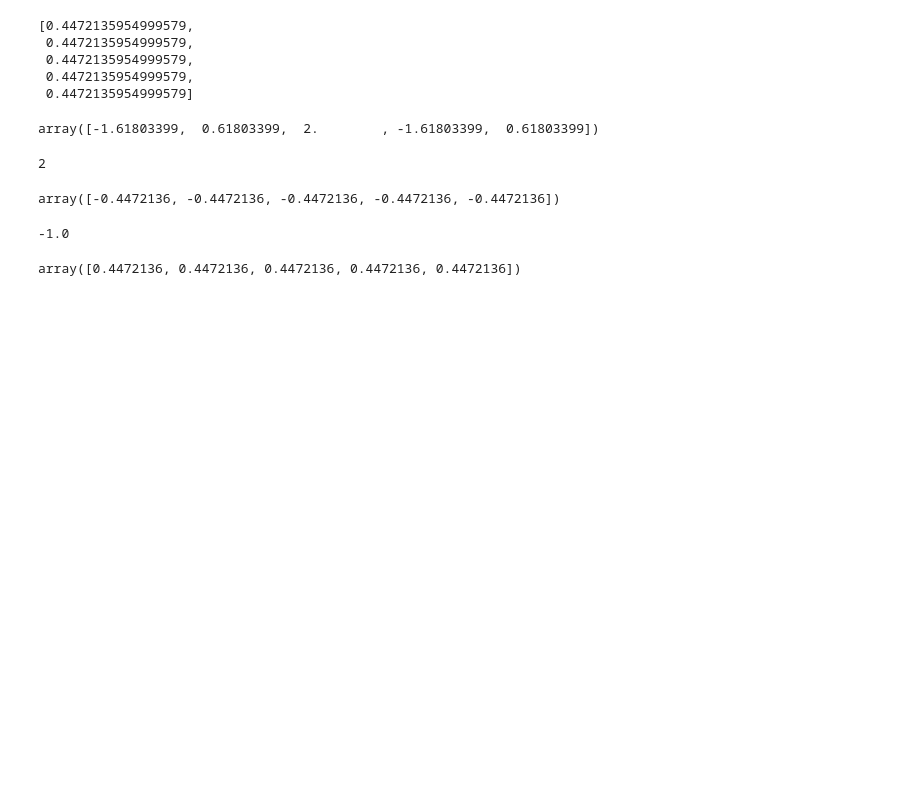
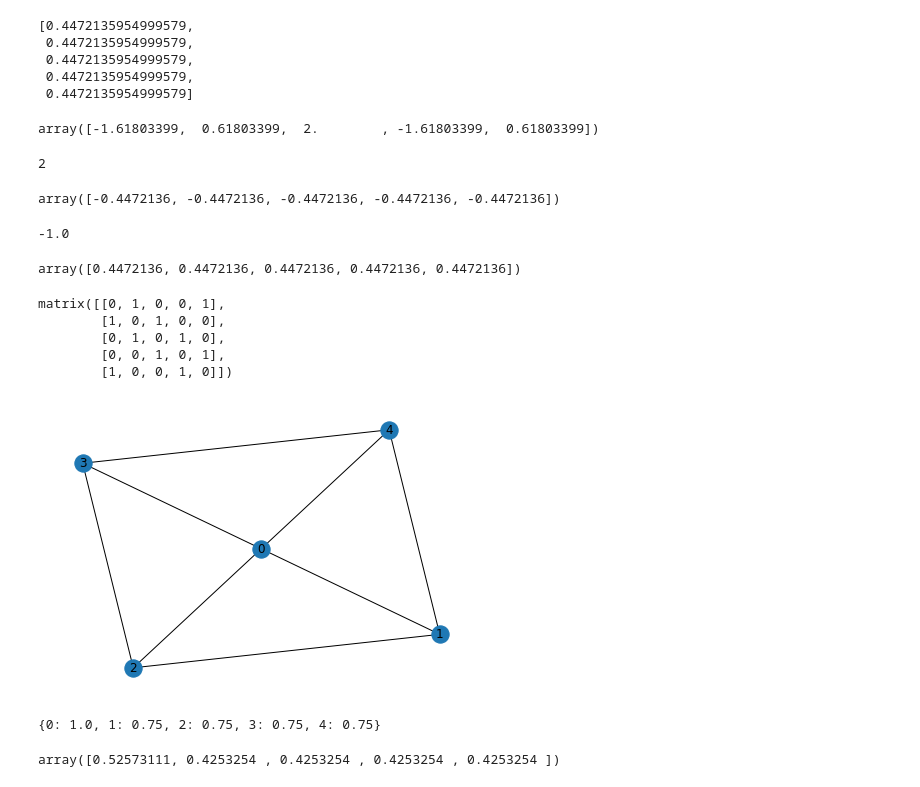
Before and after one commit to kanmaytacker/N-AAI-DAV, a Jupyter notebook: graphs-measures.ipynb, the cells around one changed output. Drawn from its saved outputs; the diff is of its cells as text; code cells hidden in the pictures; blank space fills up the shorter version.

```diff
--- a/graphs-measures.ipynb
+++ b/graphs-measures.ipynb
@@ -140,5 +140,29 @@ def compute_eigenvector_centrality(graph):
     eigen_vector_centrality = primary_eigen_vector / norm
 
     return eigen_vector_centrality
+# %%
+circulant_adjacency_matrix = nx.adjacency_matrix(circulant_graph).todense()
+circulant_adjacency_matrix
+# %% [output]
+matrix([[0, 1, 0, 0, 1],
+        [1, 0, 1, 0, 0],
+        [0, 1, 0, 1, 0],
+        [0, 0, 1, 0, 1],
+        [1, 0, 0, 1, 0]])
 # %%
 np.testing.assert_array_almost_equal(compute_eigenvector_centrality(circulant_graph), eigen_vector_centrality)
+# %%
+# Generate a wheel graph
+wheel_graph = nx.wheel_graph(5)
+nx.draw(wheel_graph, with_labels=True)
+# %% [output]
+[figure, added]
+# %%
+# Check degree centrality
+nx.degree_centrality(wheel_graph)
+# %% [output]
+{0: 1.0, 1: 0.75, 2: 0.75, 3: 0.75, 4: 0.75}
+# %%
+compute_eigenvector_centrality(wheel_graph)
+# %% [output]
+array([0.52573111, 0.4253254 , 0.4253254 , 0.4253254 , 0.4253254 ])
```
Also changed, not shown: parts of 22 cells of this notebook.
